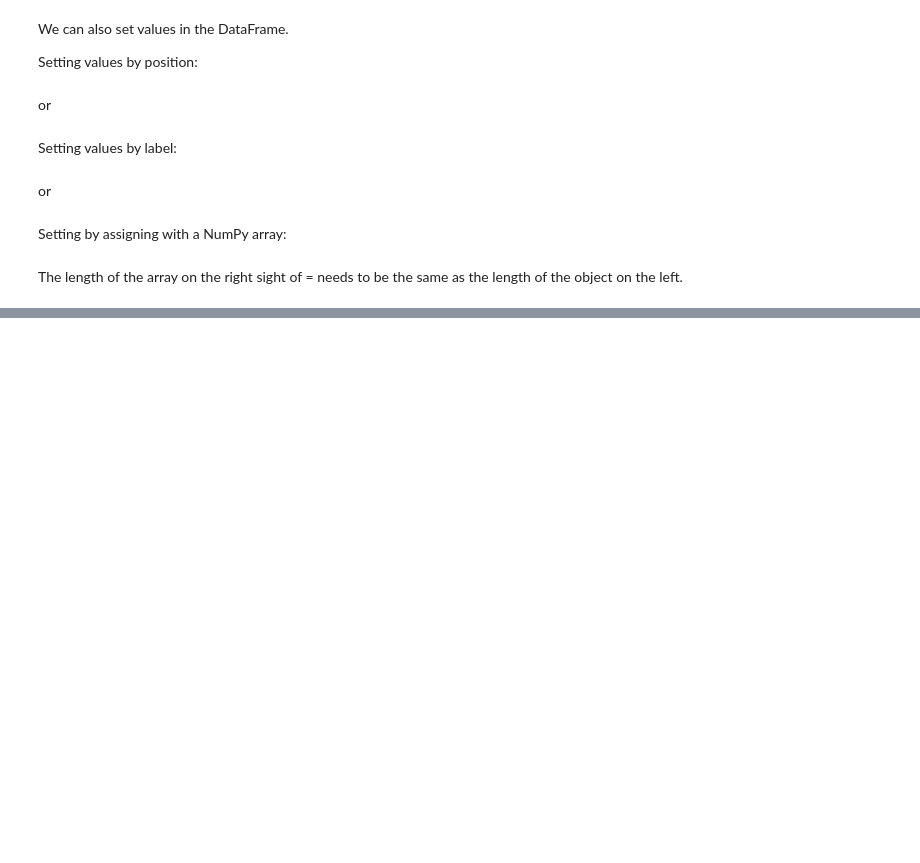
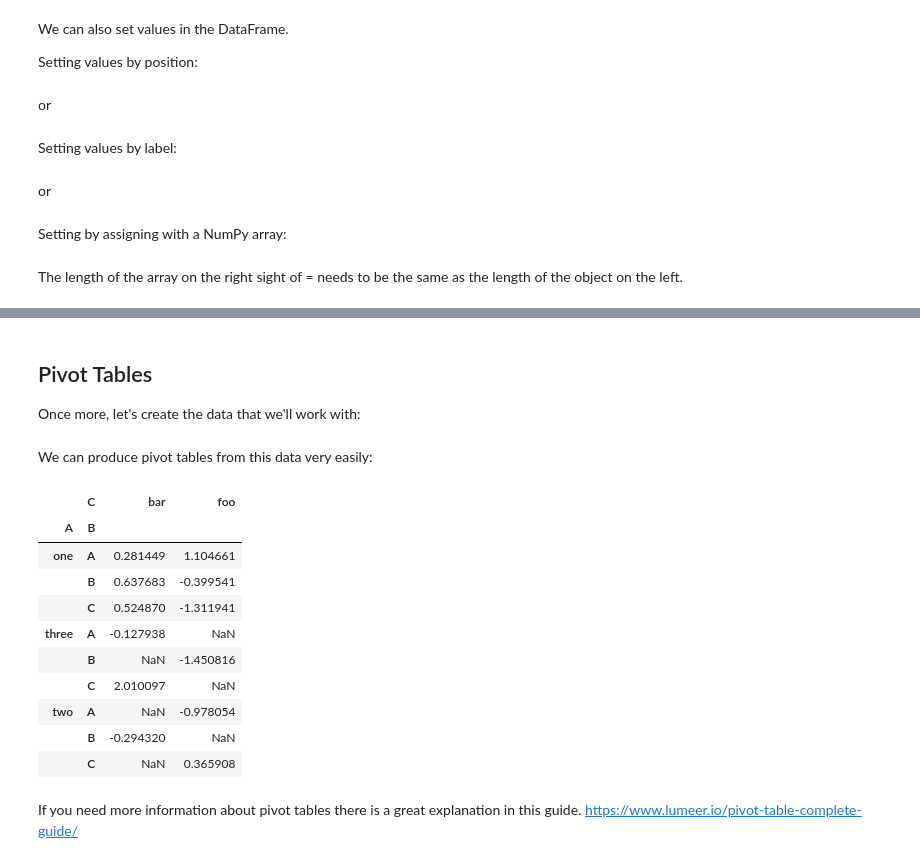
Before and after one commit to Hounder23/lighthouse-data-notes, a Jupyter notebook: Week_4/Pandas W4D4 ALL Walkthrough - lighthouse.ipynb, the cells around one changed output, grey strips where cells are left out. Drawn from its saved outputs; the diff is of its cells as text; code cells hidden in the pictures; blank space fills up the shorter version.

```diff
--- a/Week_4/Pandas Viewing,Accessing Walkthrough - lighthouse.ipynb
+++ b/Week_4/Pandas W4D4 ALL Walkthrough - lighthouse.ipynb
@@ -410,0 +634,28 @@ The length of the array on the right sight of = needs to be the same as the leng
+# %% [markdown]
+## Pivot Tables
+
+Once more, let's create the data that we'll work with:
+# %%
+df = pd.DataFrame({'A': ['one', 'one', 'two', 'three'] * 3,
+                       'B': ['A', 'B', 'C'] * 4,
+                       'C': ['foo', 'foo', 'foo', 'bar', 'bar', 'bar'] * 2,
+                       'D': np.random.randn(12),
+                       'E': np.random.randn(12)})
+# %% [markdown]
+We can produce pivot tables from this data very easily:
+# %%
+pd.pivot_table(df, values='D', index=['A', 'B'], columns=['C'])
+# %% [output]
+|  | C | bar | foo |
+| A | B |  |  |
+| one | A | 0.281449 | 1.104661 |
+|  | B | 0.637683 | -0.399541 |
+|  | C | 0.524870 | -1.311941 |
+| three | A | -0.127938 | NaN |
+|  | B | NaN | -1.450816 |
+|  | C | 2.010097 | NaN |
+| two | A | NaN | -0.978054 |
+|  | B | -0.294320 | NaN |
+|  | C | NaN | 0.365908 |
+# %% [markdown]
+If you need more information about pivot tables there is a great explanation in this guide. https://www.lumeer.io/pivot-table-complete-guide/
```
Also changed, not shown: parts of 80 cells of this notebook.
